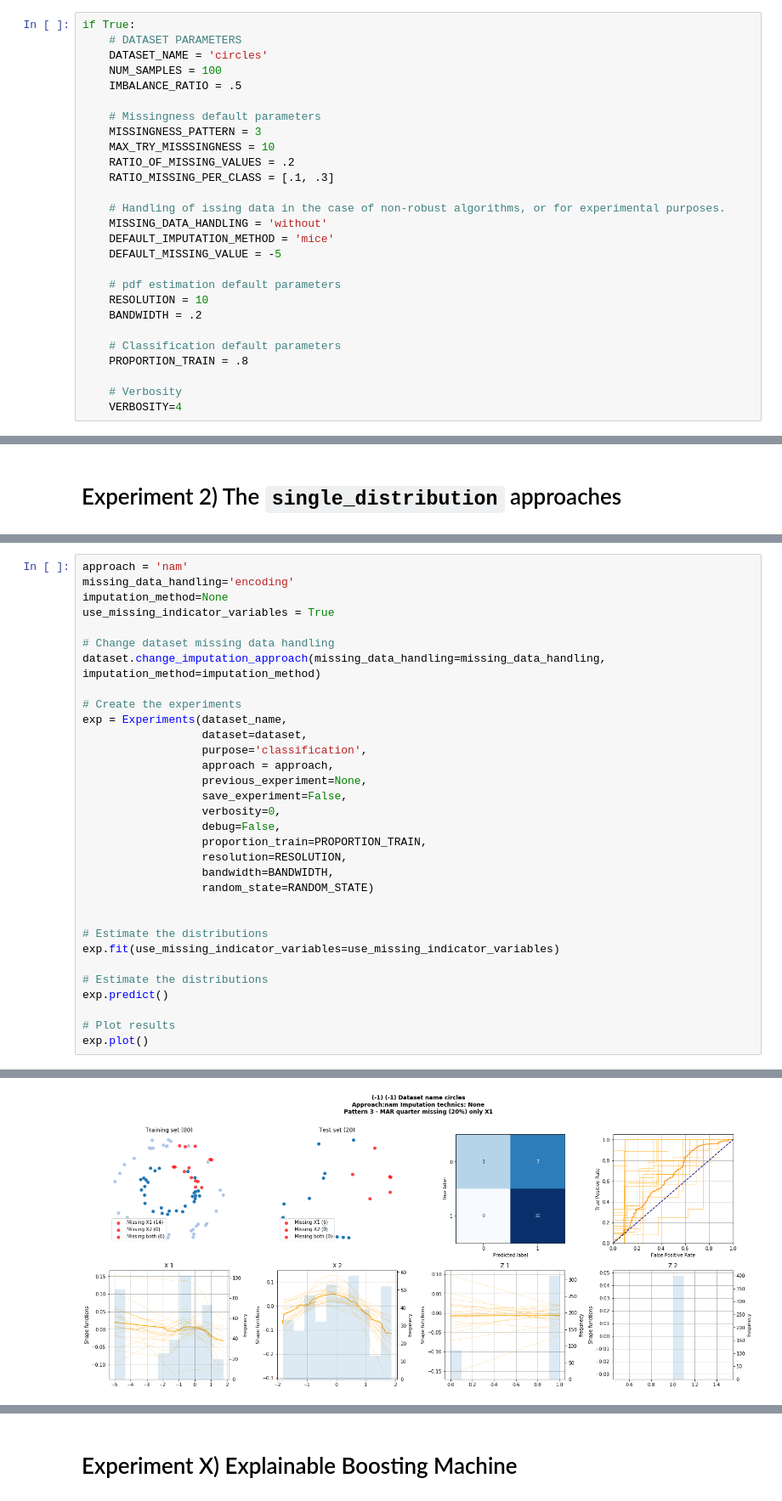
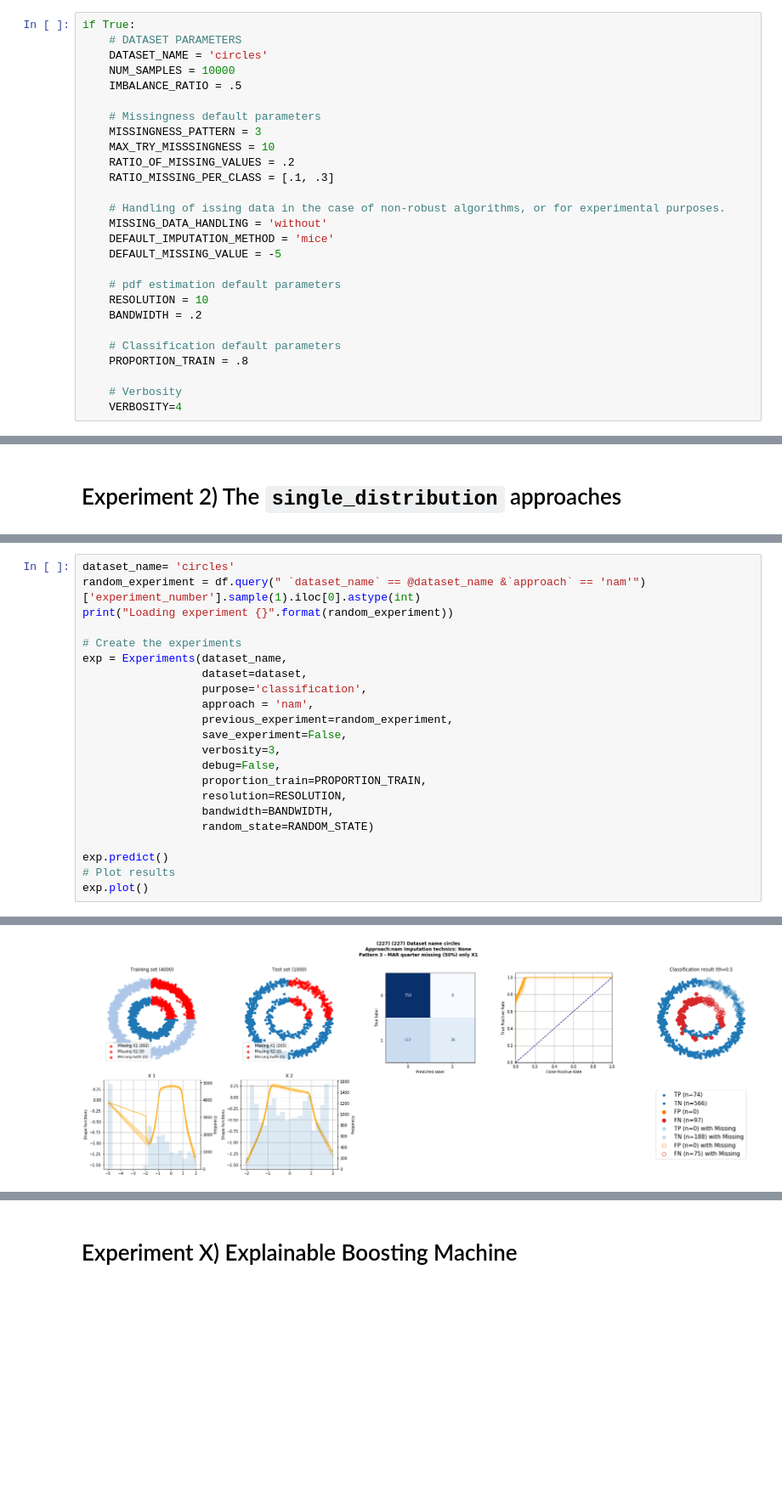
Before and after one commit to matiasdm/notes_on_stats, a Jupyter notebook: doc/notebooks/3_benchmarking.ipynb, the cells around one changed output, grey strips where cells are left out. Shown at 85% size. Saved outputs shown, nothing was run; the diff lists cells and outputs as text; blank space fills up the shorter version.

```diff
--- a/doc/notebooks/3_benchmarking.ipynb
+++ b/doc/notebooks/3_benchmarking.ipynb
@@ -56,7 +58,7 @@ Done.
 if True:
     # DATASET PARAMETERS
     DATASET_NAME = 'circles'
-    NUM_SAMPLES = 100
+    NUM_SAMPLES = 10000
     IMBALANCE_RATIO = .5
 
     # Missingness default parameters
@@ -222,33 +430,23 @@ Sample: 12 positive and 8 negative samples (#p/#n=150%)
 # %%
-approach = 'nam'
-missing_data_handling='encoding'
-imputation_method=None
-use_missing_indicator_variables = True
-
-# Change dataset missing data handling
-dataset.change_imputation_approach(missing_data_handling=missing_data_handling, imputation_method=imputation_method)
+dataset_name= 'circles'
+random_experiment = df.query(" `dataset_name` == @dataset_name &`approach` == 'nam'")['experiment_number'].sample(1).iloc[0].astype(int)
+print("Loading experiment {}".format(random_experiment))
 
 # Create the experiments
 exp = Experiments(dataset_name,
                   dataset=dataset,
                   purpose='classification',
-                  approach = approach,
-                  previous_experiment=None,
+                  approach = 'nam',
+                  previous_experiment=random_experiment,
                   save_experiment=False,
-                  verbosity=0,
+                  verbosity=3,
                   debug=False,
                   proportion_train=PROPORTION_TRAIN,
                   resolution=RESOLUTION,
                   bandwidth=BANDWIDTH,
                   random_state=RANDOM_STATE)
 
-
-# Estimate the distributions
-exp.fit(use_missing_indicator_variables=use_missing_indicator_variables)
-
-# Estimate the distributions
 exp.predict()
-
 # Plot results
 exp.plot()
 # %% [output]
@@ -255 +456 @@ exp.plot()
-[figure, old version]
+[figure, new version]
```
Also changed, not shown: parts of 39 cells of this notebook, 17 other files.
